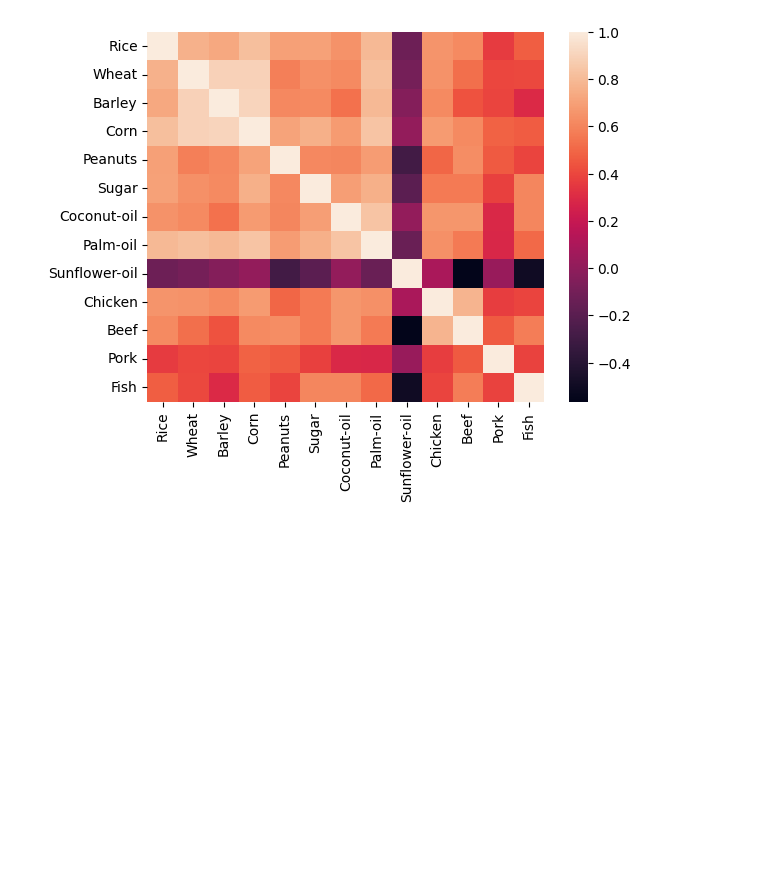
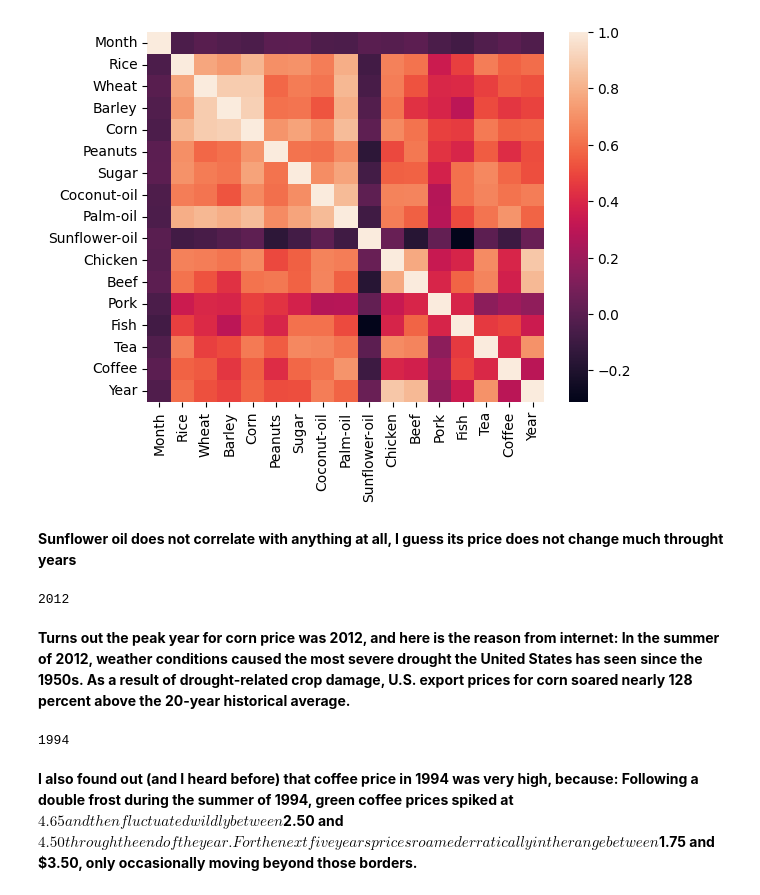
Before and after one commit to RomanKuzz/Introduction-to-Data-Analytics, a Jupyter notebook: Set3/ex3_3.ipynb, the cells around one changed output. Saved outputs shown, nothing was run; the diff lists cells and outputs as text; code cells hidden in the pictures; blank space fills up the shorter version.

```diff
--- a/Set3/ex3_3.ipynb
+++ b/Set3/ex3_3.ipynb
@@ -43,0 +70,3 @@ matrix
+# %%
+df['Year'] = df['Year'].astype(int)
+df.head()
@@ -43,0 +80,3 @@ matrix
+# %%
+df['Year'] = df['Year'].apply(lambda x: x + 1900 if 90 <= x <= 99 else (x + 2000 if 0 <= x <= 20 else x))
+df.head()
@@ -43,0 +90,8 @@ matrix
+# %%
+def num_mon(month_name):
+    month_map = {'Jan': 1, 'Feb': 2, 'Mar': 3, 'Apr': 4, 'May': 5, 'Jun': 6,
+                 'Jul': 7, 'Aug': 8, 'Sep': 9, 'Oct': 10, 'Nov': 11, 'Dec': 12}
+    return month_map[month_name]
+
+df['Month'] = df['Month'].apply(num_mon)
+df.head()
@@ -43,0 +105,3 @@ matrix
+# %%
+correlation = df.corr()
+correlation.style.highlight_quantile(axis=None, q_left=0.7, color="green")
@@ -44,5 +127,21 @@ matrix
 # %%
-sns.heatmap(matrix)
+sns.heatmap(correlation)
 plt.show()
 # %% [output]
-[figure, old version]
+[figure, new version]
+# %% [markdown]
+<b>Sunflower oil does not correlate with anything at all, I guess its price does not change much throught years</b>
+# %%
+peak = df.loc[df['Corn'].idxmax(), 'Year']
+peak
+# %% [output]
+2012
+# %% [markdown]
+<b>Turns out the peak year for corn price was 2012, and here is the reason from internet: In the summer of 2012, weather conditions caused the most severe drought the United States has seen since the 1950s. As a result of drought-related crop damage, U.S. export prices for corn soared nearly 128 percent above the 20-year historical average.</b>
+# %%
+peak = df.loc[df['Coffee'].idxmax(), 'Year']
+peak
+# %% [output]
+1994
+# %% [markdown]
+<b>I also found out (and I heard before) that coffee price in 1994 was very high, because: Following a double frost during the summer of 1994, green coffee prices spiked at $4.65 and then fluctuated wildly between $2.50 and $4.50 through the end of the year. For the next five years prices roamed erratically in the range between $1.75 and $3.50, only occasionally moving beyond those borders.</b>
```
Also changed, not shown: parts of 11 cells of this notebook, 8 other files.
